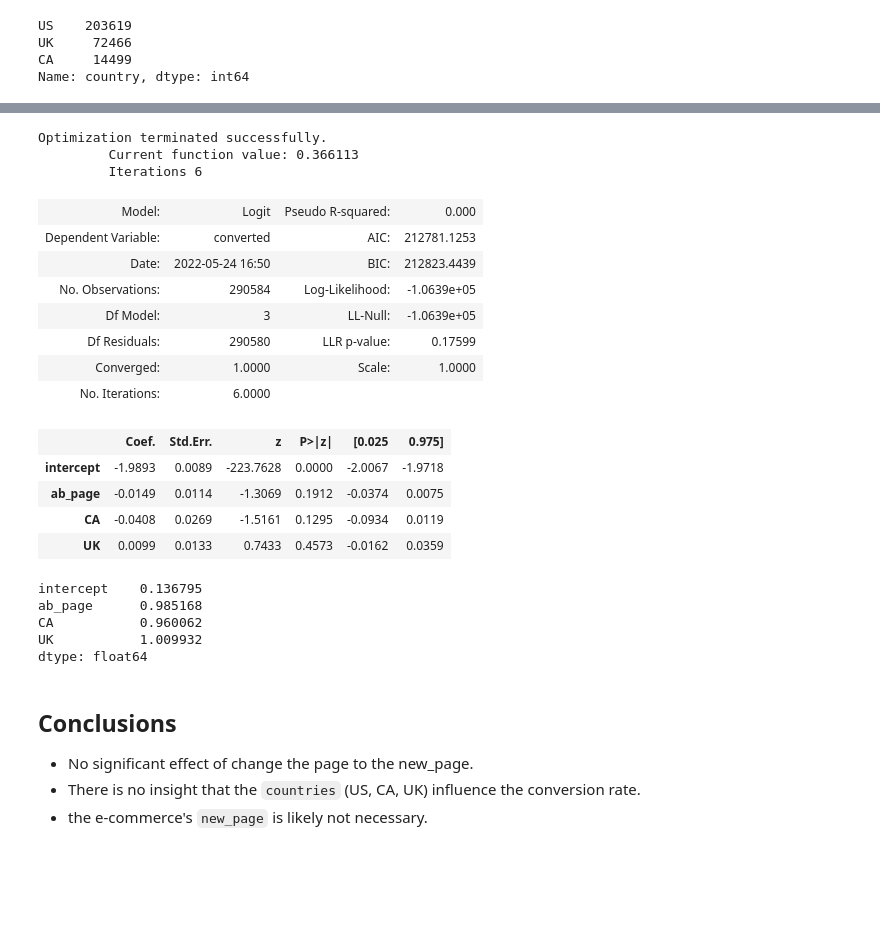
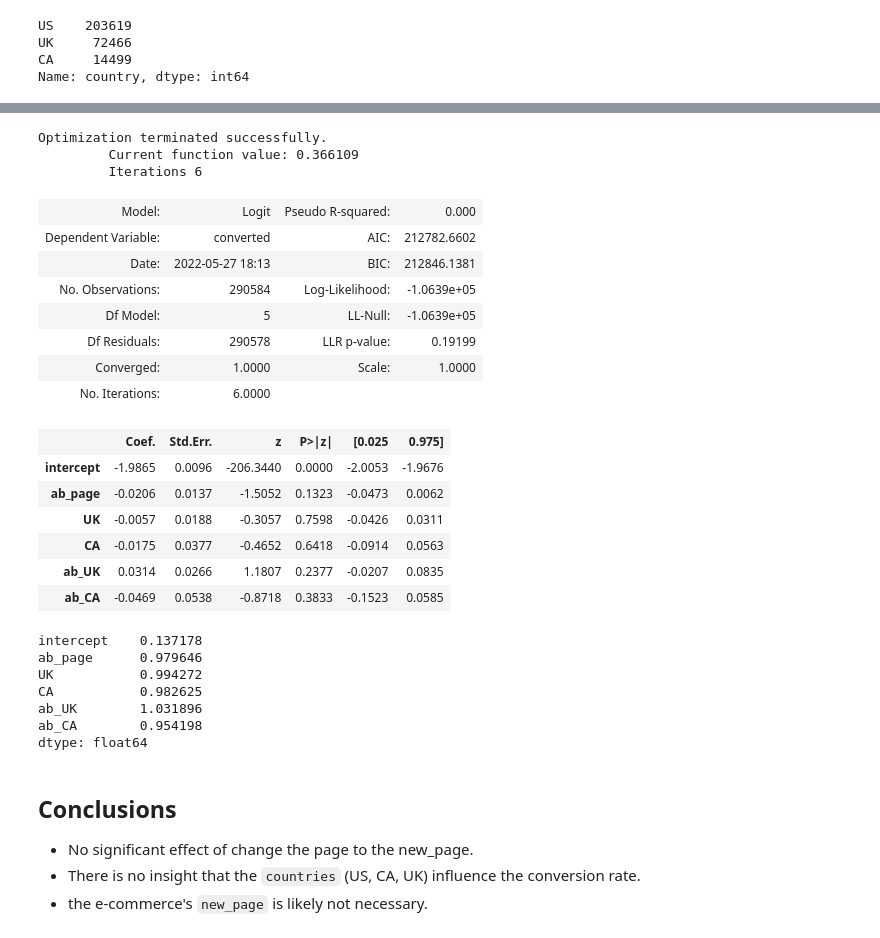
Before and after one commit to xShaimaa/Udacity-Data-Analysis-Nanodegree-FWD, a Jupyter notebook: Analyze_ab_test_results.ipynb, the cells around one changed output, grey strips where cells are left out. Cells and saved outputs as stored; diff of their text form; code cells hidden in the pictures; blank space fills up the shorter version.

```diff
--- a/Analyze_ab_test_results.ipynb
+++ b/Analyze_ab_test_results.ipynb
@@ -449,6 +468,3 @@ US    203619
 UK     72466
 CA     14499
 Name: country, dtype: int64
-# %%
-df_new[['CA','UK', 'US']] = pd.get_dummies(df_new['country'])
-df_new.head()
@@ -462,0 +471,4 @@ df_new.head()
+# %%
+df_new['ab_UK'] = df_new['ab_page'] * df_new['UK']
+df_new['ab_CA'] = df_new['ab_page'] * df_new['CA']
+df_new.head()
@@ -463,31 +483,35 @@ df_new.head()
 # %%
-LOG= sm.Logit(df_new['converted'], df_new[['intercept','ab_page','CA', 'UK']])
+LOG = sm.Logit(df_new['converted'], df_new[['intercept','ab_page','UK','CA','ab_UK', 'ab_CA']])
 results = LOG.fit()
 results.summary2()
 # %% [output]
 Optimization terminated successfully.
-         Current function value: 0.366113
+         Current function value: 0.366109
          Iterations 6
 | Model: | Logit | Pseudo R-squared: | 0.000 |
-| Dependent Variable: | converted | AIC: | 212781.1253 |
-| Date: | 2022-05-24 16:50 | BIC: | 212823.4439 |
+| Dependent Variable: | converted | AIC: | 212782.6602 |
+| Date: | 2022-05-27 18:13 | BIC: | 212846.1381 |
 | No. Observations: | 290584 | Log-Likelihood: | -1.0639e+05 |
-| Df Model: | 3 | LL-Null: | -1.0639e+05 |
-| Df Residuals: | 290580 | LLR p-value: | 0.17599 |
+| Df Model: | 5 | LL-Null: | -1.0639e+05 |
+| Df Residuals: | 290578 | LLR p-value: | 0.19199 |
 | Converged: | 1.0000 | Scale: | 1.0000 |
 | No. Iterations: | 6.0000 |  |  |
 |  | Coef. | Std.Err. | z | P>|z| | [0.025 | 0.975] |
-| intercept | -1.9893 | 0.0089 | -223.7628 | 0.0000 | -2.0067 | -1.9718 |
-| ab_page | -0.0149 | 0.0114 | -1.3069 | 0.1912 | -0.0374 | 0.0075 |
-| CA | -0.0408 | 0.0269 | -1.5161 | 0.1295 | -0.0934 | 0.0119 |
-| UK | 0.0099 | 0.0133 | 0.7433 | 0.4573 | -0.0162 | 0.0359 |
+| intercept | -1.9865 | 0.0096 | -206.3440 | 0.0000 | -2.0053 | -1.9676 |
+| ab_page | -0.0206 | 0.0137 | -1.5052 | 0.1323 | -0.0473 | 0.0062 |
+| UK | -0.0057 | 0.0188 | -0.3057 | 0.7598 | -0.0426 | 0.0311 |
+| CA | -0.0175 | 0.0377 | -0.4652 | 0.6418 | -0.0914 | 0.0563 |
+| ab_UK | 0.0314 | 0.0266 | 1.1807 | 0.2377 | -0.0207 | 0.0835 |
+| ab_CA | -0.0469 | 0.0538 | -0.8718 | 0.3833 | -0.1523 | 0.0585 |
 # %%
 np.exp(results.params)
 # %% [output]
-intercept    0.136795
-ab_page      0.985168
-CA           0.960062
-UK           1.009932
+intercept    0.137178
+ab_page      0.979646
+UK           0.994272
+CA           0.982625
+ab_UK        1.031896
+ab_CA        0.954198
 dtype: float64
 # %% [markdown]
 <a id='conclusions'></a>
```
Also changed, not shown: parts of 12 cells of this notebook.
